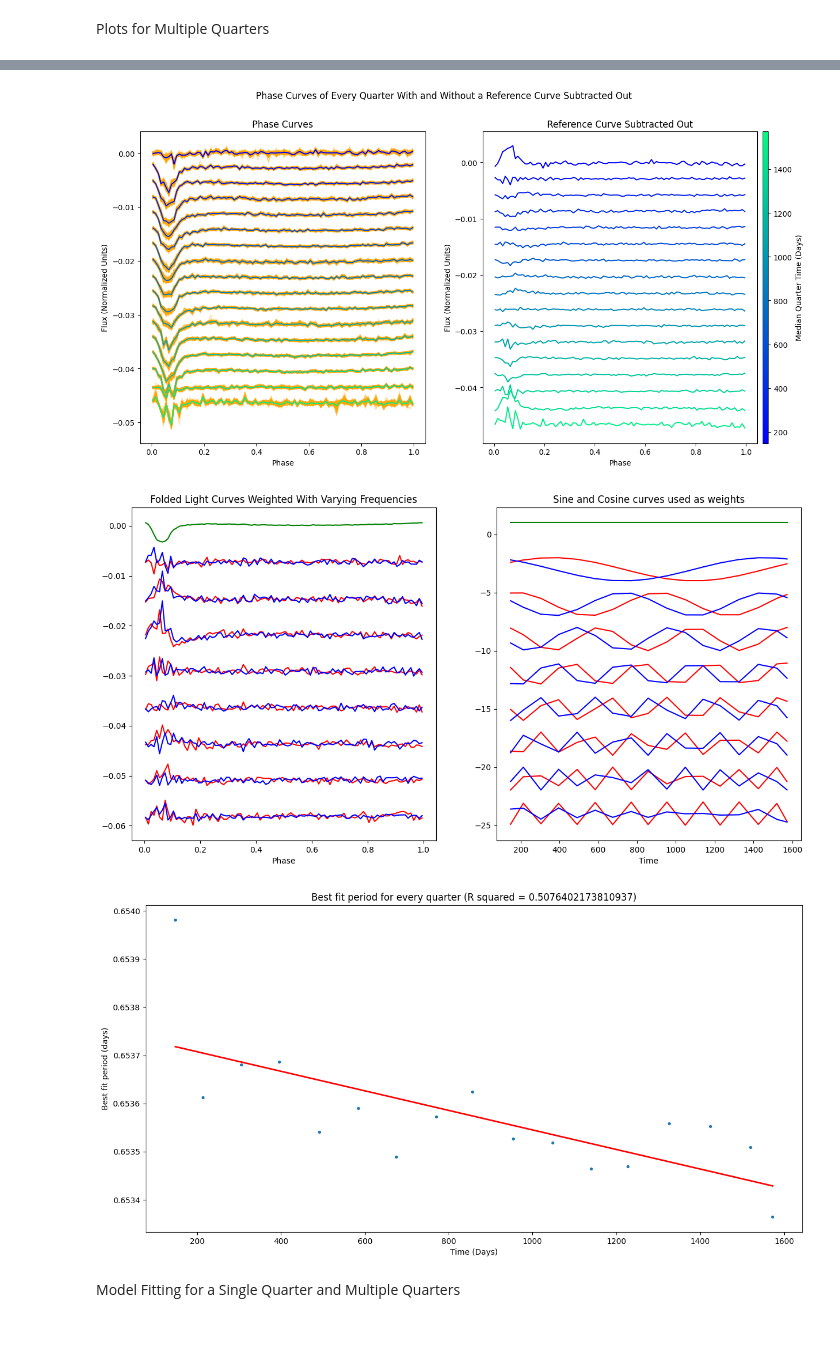
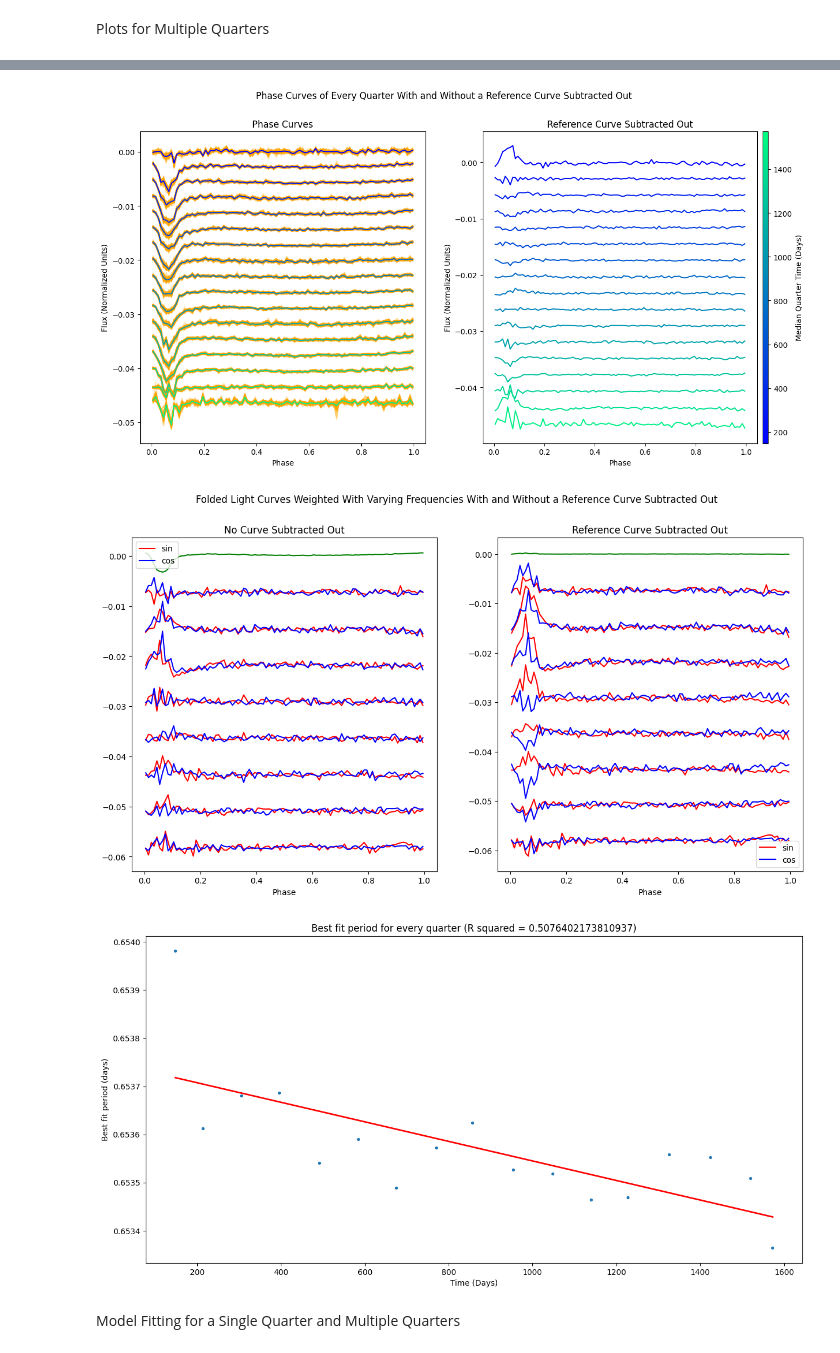
Before and after one commit to nsodickson/USP-Exoplanet-Analysis, a Jupyter notebook: Pipeline.ipynb, the cells around one changed output, grey strips where cells are left out. Cells and saved outputs as stored; diff of their text form; code cells hidden in the pictures.

```diff
--- a/Pipeline.ipynb
+++ b/Pipeline.ipynb
@@ -599,6 +599,7 @@ def produceTimeBinPlots(time, lc_list, reference_lc, period, spacing, include_bo
     divider = make_axes_locatable(ax2)
     cax = divider.append_axes("right", size="2%", pad=0.1)
 
+    reference_lc.fold(period)
     ref_phase_binned, ref_flux_binned = timeBin(reference_lc.phase, reference_lc.flux, **kwargs)
 
     # Pipeline to apply to every quarter
@@ -612,13 +613,13 @@ def produceTimeBinPlots(time, lc_list, reference_lc, period, spacing, include_bo
                 ax1.plot(p_binned, f_binned - np.mean(f_binned) - spacing * idx, alpha=0.3, color="orange")
 
         phase_binned, flux_binned = timeBin(quarter_lc.phase, quarter_lc.flux, **kwargs)
-        ax1.plot(phase_binned, flux_binned - np.mean(flux_binned) - spacing * idx, c=cmap(idx / len(lc_list)))
-        ax2.plot(phase_binned, flux_binned - ref_flux_binned - np.mean(flux_binned) - spacing * idx, c=cmap(idx / len(lc_list)))
+        ax1.plot(phase_binned, flux_binned - np.mean(flux_binned) - spacing * idx, color=cmap(idx / len(lc_list)))
+        ax2.plot(phase_binned, flux_binned - ref_flux_binned - np.mean(flux_binned) - spacing * idx, color=cmap(idx / len(lc_list)))
 
     fig.colorbar(cmap_sm, label="Median Quarter Time (Days)", cax=cax)
 
 
-def produceFrequencyBinPlots(lc_list, period, spacing, frequencies, time=None, **kwargs):
+def produceFrequencyBinPlots(lc_list, reference_lc, period, spacing, frequencies, time=None, **kwargs):
     if time is None:
         time = np.zeroes_like(lc_list)
         for idx, quarter_lc in enumerate(lc_list):
@@ -626,32 +627,50 @@ def produceFrequencyBinPlots(lc_list, period, spacing, frequencies, time=None, *
 
     fig, (ax1, ax2) = plt.subplots(1, 2)
     fig.set(figheight=standard_figsize[1], figwidth=standard_figsize[0])
+    fig.suptitle("Folded Light Curve Averages Weighted With Varying Frequencies With and Without a Reference Curve Subtracted Out")
 
-    ax1.set_title("Folded Light Curves Weighted With Varying Frequencies")
-    ax2.set_title("Sine and Cosine curves used as weights")
+    ax1.set_title("No Curve Subtracted Out")
     ax1.set_xlabel("Phase")
-    ax2.set_xlabel("Time")
+
+    ax2.set_title("Reference Curve Subtracted Out")
+    ax2.set_xlabel("Phase")
+
+    reference_lc.fold(period)
+    ref_phase_binned, ref_flux_binned = timeBin(reference_lc.phase, reference_lc.flux, **kwargs)
 
     lc_avg = 0
+    res_lc_avg = 0
     for n, quarter_lc in enumerate(lc_list):
         quarter_lc.fold(period)
         phase_binned, flux_binned = timeBin(quarter_lc.phase, quarter_lc.flux, **kwargs)
         lc_avg += flux_binned
+        res_lc_avg += flux_binned - ref_flux_binned
     lc_avg /= len(lc_list)
-    ax1.plot(phase_binned, lc_avg, color="green")
-    ax2.plot(time, np.ones_like(time), color="green")
+    res_lc_avg /= len(lc_list)
+    ax1.plot(ref_phase_binned, lc_avg, color="green")
+    ax2.plot(ref_phase_binned, res_lc_avg, color="green")
 
     for idx, f in enumerate(frequencies):
         lc_avg_sin = 0
         lc_avg_cos = 0
+        res_lc_avg_sin = 0
+        res_lc_avg_cos = 0
         for n, quarter_lc in enumerate(lc_list):
             phase_binned, flux_binned = timeBin(quarter_lc.phase, quarter_lc.flux, **kwargs)
             lc_avg_sin += flux_binned * np.sin(time[n] * f)
             lc_avg_cos += flux_binned * np.cos(time[n] * f)
-        ax1.plot(phase_binned, lc_avg_sin - np.mean(lc_avg_sin) - spacing * (idx + 1), color="red")
-        ax1.plot(phase_binned, lc_avg_cos - np.mean(lc_avg_cos) - spacing * (idx + 1), color="blue")
-        ax2.plot(time, np.sin(time * f) - 3 * (idx + 1), color="red")
-        ax2.plot(time, np.cos(time * f) - 3 * (idx + 1), color="blue")
+            res_lc_avg_sin += (flux_binned - ref_flux_binned) * np.sin(time[n] * f)
+            res_lc_avg_cos += (flux_binned - ref_flux_binned) * np.cos(time[n] * f)
+        ax1.plot(ref_phase_binned, lc_avg_sin - np.mean(lc_avg_sin) - spacing * (idx + 1), color="red")
+        ax1.plot(ref_phase_binned, lc_avg_cos - np.mean(lc_avg_cos) - spacing * (idx + 1), color="blue")
+        ax2.plot(ref_phase_binned, res_lc_avg_sin - np.mean(res_lc_avg_sin) - spacing * (idx + 1), color="red")
+        ax2.plot(ref_phase_binned, res_lc_avg_cos - np.mean(res_lc_avg_cos) - spacing * (idx + 1), color="blue")
+
+    custom_lines = (matplotlib.lines.Line2D([0], [0], color="red"),
+                    matplotlib.lines.Line2D([0], [0], color="blue"))
+
+    ax1.legend(custom_lines, ["sin", "cos"])
+    ax2.legend(custom_lines, ["sin", "cos"])
 # %% [markdown]
 Data Wrangling for a Single Quarter
 
@@ -855,19 +874,19 @@ Plots for Multiple Quarters
 # %%
 # Producing a variety of informative plots and interactive plots
 produceBLSPeriodogramPlots(time=lc.time, flux=lc.flux, duration=target_duration, period=target_period_range)
 produceFoldPlots(time=lc.time, flux=lc.flux, period=period, include_boot=True, n_samples=100, bins=np.arange(0, 1.01, 0.01), aggregate_func=np.mean)
 produceTimeBinPlots(lc_list=lc_list, reference_lc=lc, period=period, spacing=spacing, include_boot=True, n_samples=100, time=time_list, bins=np.arange(0, 1.01, 0.01), aggregate_func=np.mean)
-produceFrequencyBinPlots(lc_list=lc_list, period=period, spacing=spacing * 2.5, frequencies=frequencies, time=time_list, bins=np.arange(0, 1.01, 0.01), aggregate_func=np.mean)
+produceFrequencyBinPlots(lc_list=lc_list, reference_lc=lc, period=period, spacing=spacing * 2.5, frequencies=frequencies, time=time_list, bins=np.arange(0, 1.01, 0.01), aggregate_func=np.mean)
 produceQuarterPeriodPlots(time=time_list, period_list=period_list)
 # produceFoldPlotsInteractive(time=lc.time, flux=lc.flux, period_grid=period_grid, duration=target_duration)
 # produceFoldPlotsAnimation(time=lc.time, flux=lc.flux, period_grid=period_grid, duration=target_duration)
 
 plt.show()
 # %% [output]
 [figure]
 [figure]
 [figure]
-[figure, old version]
+[figure, new version]
 [figure]
 # %% [markdown]
 Model Fitting for a Single Quarter and Multiple Quarters
```
Also changed, not shown: parts of 2 cells of this notebook.
